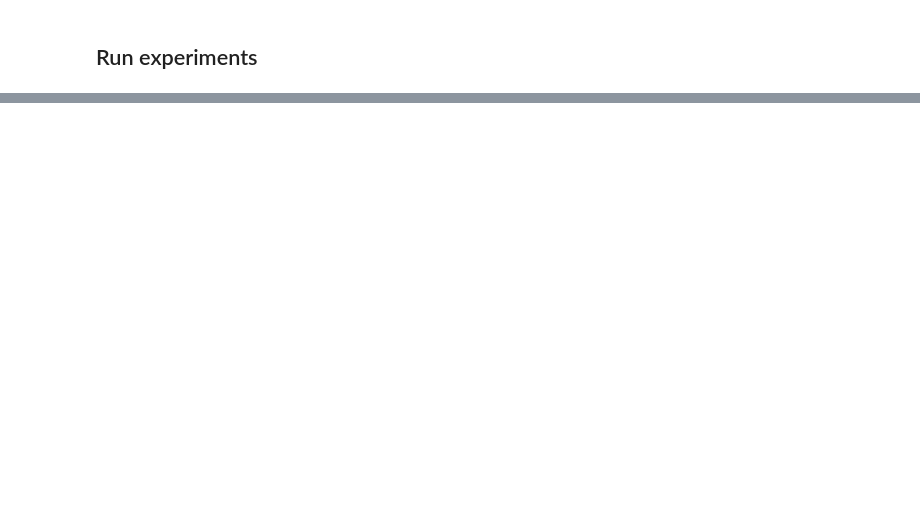
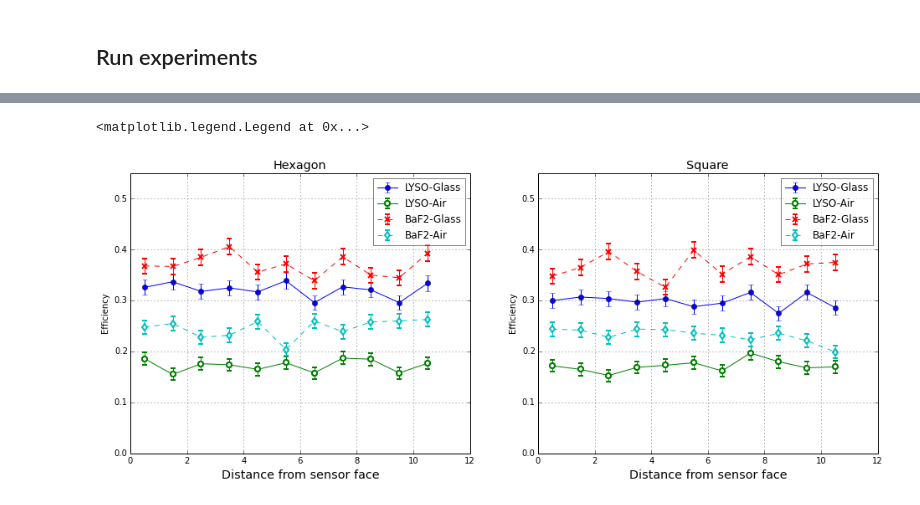
Before and after one commit to gitcheng/pycrysray, a Jupyter notebook: photon_collection_efficiency.ipynb, the cells around one changed output, grey strips where cells are left out. Drawn from its saved outputs; the diff is of its cells as text; code cells hidden in the pictures; blank space fills up the shorter version.

```diff
--- a/photon_collection_efficiency.ipynb
+++ b/photon_collection_efficiency.ipynb
@@ -173,5 +173,3 @@ def run_exp(crystal, zpoints, dz, dr, nperz, mfp=1000):
         effs.append(ef)
         errs.append(er)
     return np.array(effs), np.array(errs)
-# %%
-effs, errs= run_exp(chex_lg, np.linspace(-5,5,11), dz= 0.5, dr= 3.0, nperz= 100)
@@ -242,0 +176,11 @@ roledict.get('g', 5)
+# %%
+nprnd.seed(0)
+results= {}
+kwargs= dict(zpoints= np.linspace(-5,5,11), dz= 0.2, dr= 1.5, nperz= 1000)
+starttime= time.time()
+for crystal in [chex_la, chex_lg, chex_ba, chex_bg, crec_la, crec_lg, crec_ba, crec_bg]:
+    print 'processing ', crystal.name,
+    effs, errs= run_exp(crystal, **kwargs)
+    results[crystal.name+'_effs']= effs
+    results[crystal.name+'_errs']= errs
+    print '  time %.1f s' % (time.time() - starttime )
@@ -242,0 +199,34 @@ roledict.get('g', 5)
+# %%
+def eff_vs_z(ax, xp, results, key, **kwargs):
+    y= results[key+'_effs']
+    ey = results[key+'_errs']
+    ax.errorbar(xp, y, ey, **kwargs)
+# %%
+fig= figure(figsize=(16,6))
+xp= np.linspace(0.5,10.5,11)
+ax= plt.subplot(121)
+eff_vs_z(ax, xp, results, 'chex_lg', fmt='bo-', label='LYSO-Glass')
+eff_vs_z(ax, xp, results, 'chex_la', fmt='go-', label='LYSO-Air', mfc='w', mec='g', mew=2)
+eff_vs_z(ax, xp, results, 'chex_bg', fmt='rx--', label='BaF2-Glass', mew=2)
+eff_vs_z(ax, xp, results, 'chex_ba', fmt='cd--', label='BaF2-Air', mfc='w', mec='c', mew=2)
+ax.set_title('Hexagon', fontsize='x-large')
+ax.set_xlabel('Distance from sensor face', fontsize='x-large')
+ax.set_ylabel('Efficiency')
+ax.set_ylim(0,0.55)
+ax.grid()
+ax.legend(numpoints=1, framealpha=0.5)
+
+ax= plt.subplot(122)
+eff_vs_z(ax, xp, results, 'crec_lg', fmt='bo-', label='LYSO-Glass')
+eff_vs_z(ax, xp, results, 'crec_la', fmt='go-', label='LYSO-Air', mfc='w', mec='g', mew=2)
+eff_vs_z(ax, xp, results, 'crec_bg', fmt='rx--', label='BaF2-Glass', mew=2)
+eff_vs_z(ax, xp, results, 'crec_ba', fmt='cd--', label='BaF2-Air', mfc='w', mec='c', mew=2)
+ax.set_title('Square', fontsize='x-large')
+ax.set_xlabel('Distance from sensor face', fontsize='x-large')
+ax.set_ylabel('Efficiency')
+ax.set_ylim(0,0.55)
+ax.grid()
+ax.legend(numpoints=1, framealpha=0.5)
+# %% [output]
+<matplotlib.legend.Legend at 0x...>
+[figure, added]
```
Also changed, not shown: parts of 21 cells of this notebook, 1 other file.
